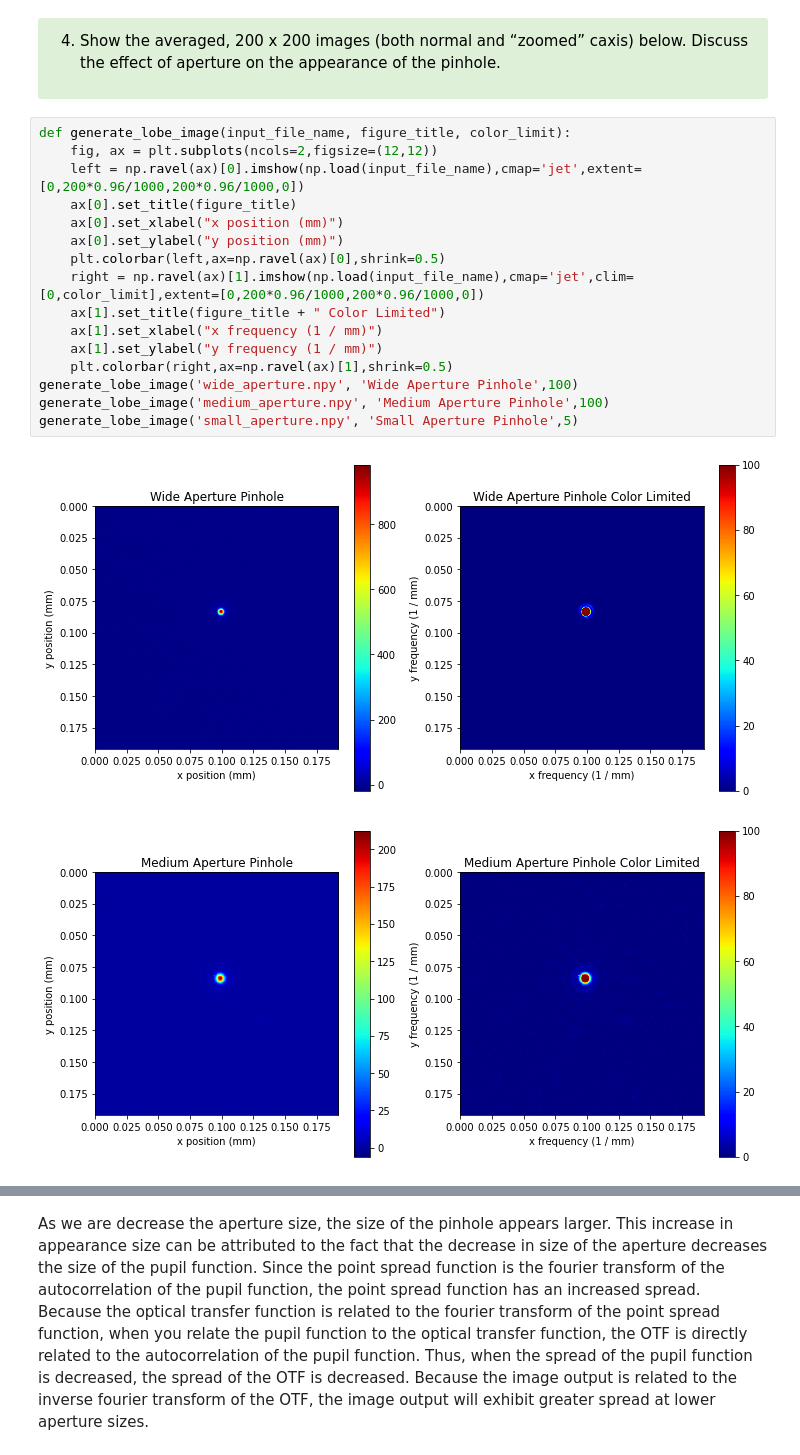
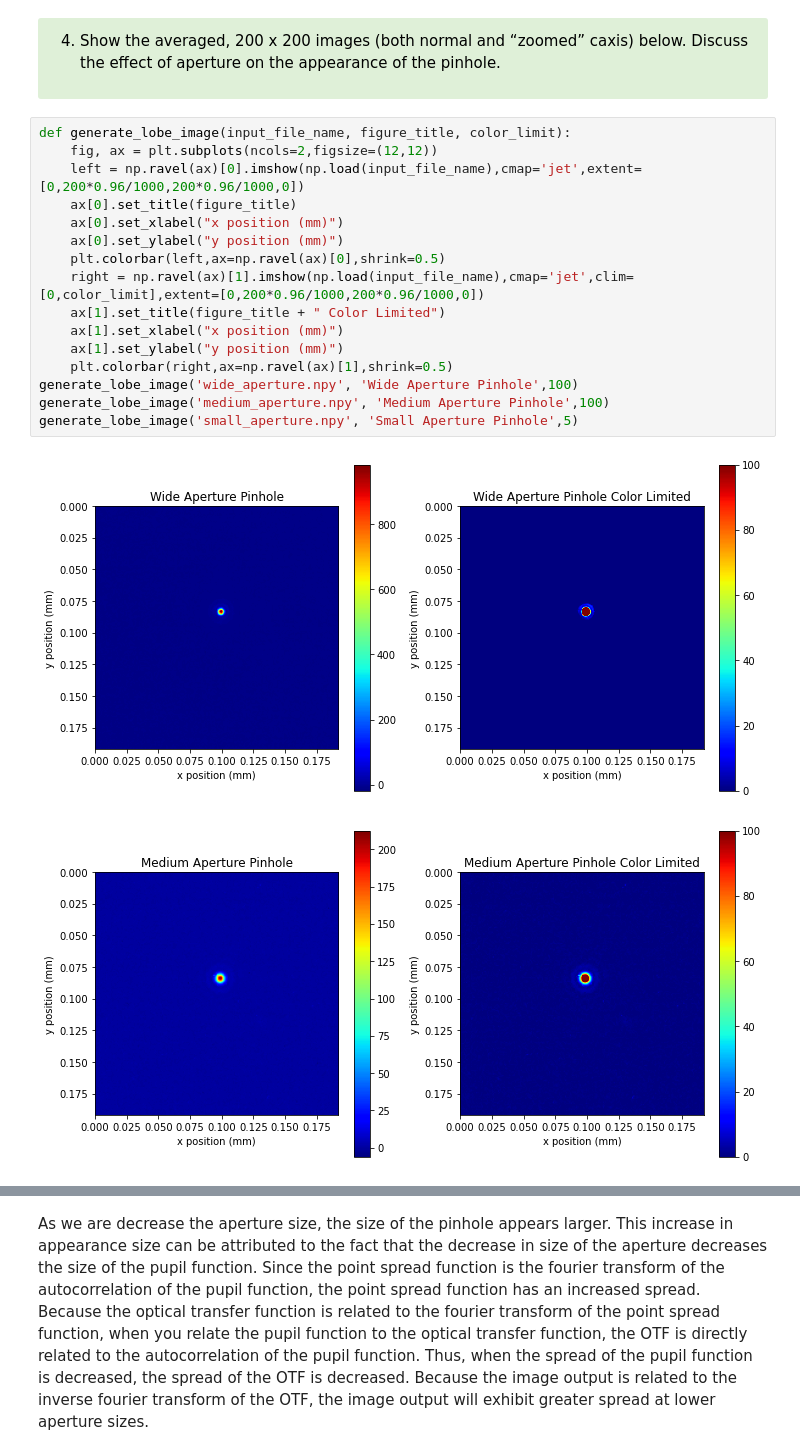
Before and after one commit to dishamishra/Labs_Imager, a Jupyter notebook: Lab3 Part2 (Clean).ipynb, the cells around one changed output, grey strips where cells are left out. Cells and saved outputs as stored; diff of their text form.

```diff
--- a/Lab3 Part2 (Clean).ipynb
+++ b/Lab3 Part2 (Clean).ipynb
@@ -277,19 +275,19 @@ Text(0, 0.5, 'y position values (mm)')
 # %%
 def generate_lobe_image(input_file_name, figure_title, color_limit):
     fig, ax = plt.subplots(ncols=2,figsize=(12,12))
     left = np.ravel(ax)[0].imshow(np.load(input_file_name),cmap='jet',extent=[0,200*0.96/1000,200*0.96/1000,0])
     ax[0].set_title(figure_title)
     ax[0].set_xlabel("x position (mm)")
     ax[0].set_ylabel("y position (mm)")
     plt.colorbar(left,ax=np.ravel(ax)[0],shrink=0.5)
     right = np.ravel(ax)[1].imshow(np.load(input_file_name),cmap='jet',clim=[0,color_limit],extent=[0,200*0.96/1000,200*0.96/1000,0])
     ax[1].set_title(figure_title + " Color Limited")
-    ax[1].set_xlabel("x frequency (1 / mm)")
-    ax[1].set_ylabel("y frequency (1 / mm)")
+    ax[1].set_xlabel("x position (mm)")
+    ax[1].set_ylabel("y position (mm)")
     plt.colorbar(right,ax=np.ravel(ax)[1],shrink=0.5)
 generate_lobe_image('wide_aperture.npy', 'Wide Aperture Pinhole',100)
 generate_lobe_image('medium_aperture.npy', 'Medium Aperture Pinhole',100)
 generate_lobe_image('small_aperture.npy', 'Small Aperture Pinhole',5)
 # %% [output]
-[figure, old version]
+[figure, new version]
-[figure, old version]
+[figure, new version]
```
Also changed, not shown: parts of 9 cells of this notebook.
